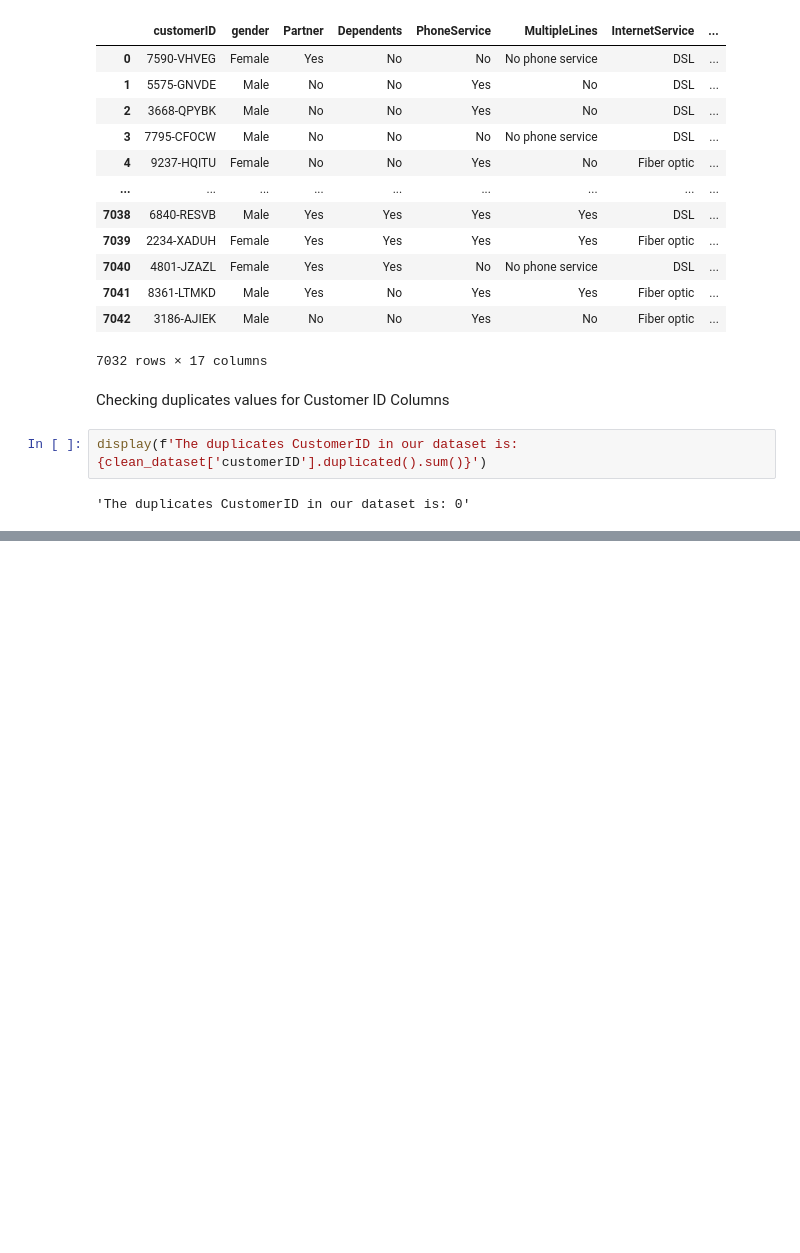
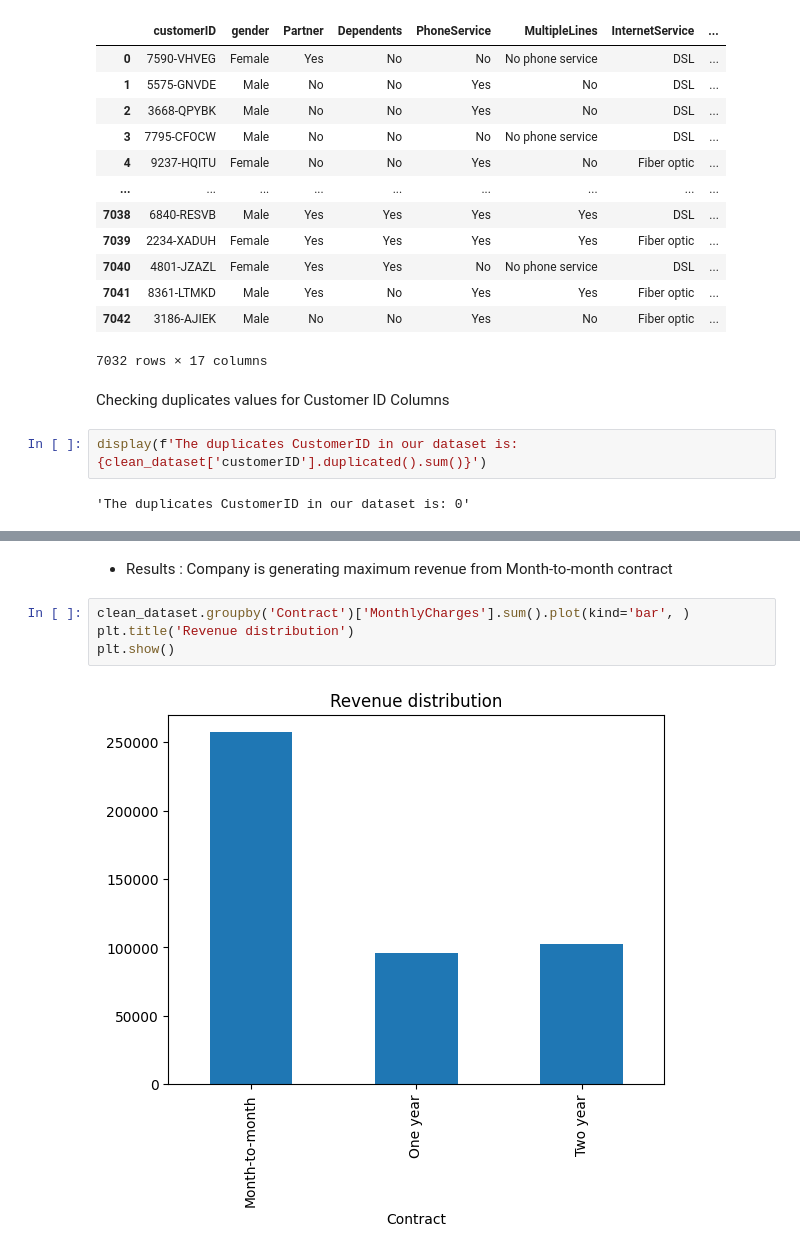
Before and after one commit to mudasir1144/semester_project-data_science-, a Jupyter notebook: index.ipynb, the cells around one changed output, grey strips where cells are left out. Saved outputs shown, nothing was run; the diff lists cells and outputs as text; blank space fills up the shorter version.

```diff
--- a/index.ipynb
+++ b/index.ipynb
@@ -177,0 +272,8 @@ display(f'The duplicates CustomerID in our dataset is: {clean_dataset['customerI
+# %% [markdown]
+- Results : Company is generating maximum revenue from Month-to-month contract
+# %%
+clean_dataset.groupby('Contract')['MonthlyCharges'].sum().plot(kind='bar', )
+plt.title('Revenue distribution')
+plt.show()
+# %% [output]
+[figure, added]
```
Also changed, not shown: parts of 21 cells of this notebook.
